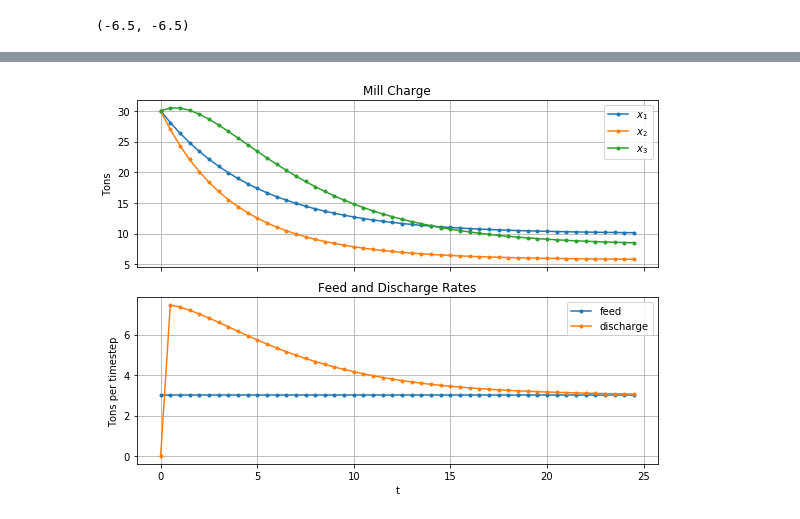
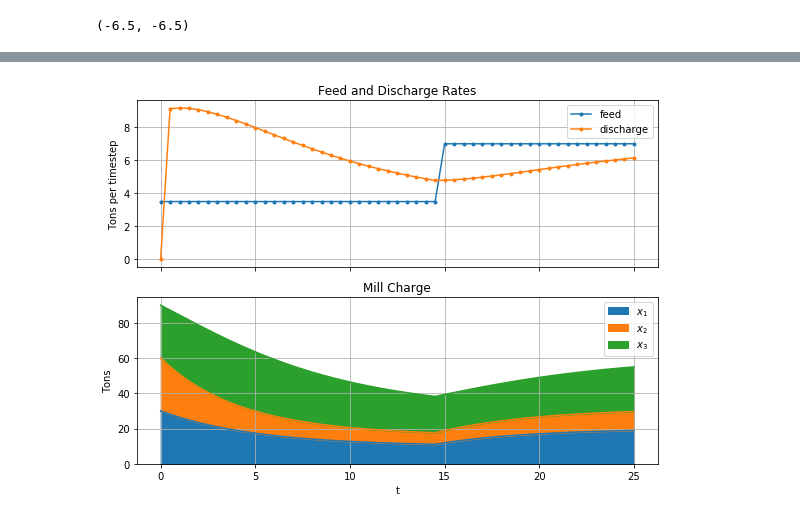
Before and after one commit to billtubbs/mech-575, a Jupyter notebook: code/python/project-grinding-dynamic-simulation-model.ipynb, the cells around one changed output, grey strips where cells are left out. Cells and saved outputs as stored; diff of their text form; code cells hidden in the pictures.

Commit message:
Discharge rates

```diff
--- a/code/python/project-grinding-dynamic-simulation-model.ipynb
+++ b/code/python/project-grinding-dynamic-simulation-model.ipynb
@@ -57,7 +57,7 @@ def solve(t, x0, dxdt, timestep_size, args, method='Radau'):
 # Calculation example with 3 size intervals
 
 # Feed rates
-feed = np.array([ 2,  1,  0])
+feed = np.array([ 2,  1,  0.5])
 
 # Discharge rate function
 d_max = 0.2  # Transport to grate
@@ -65,8 +65,9 @@ c = np.array([  0, 0.5, 1.0])  # Grate classification function
 d = d_max * c
 
 # Breakage rates
-r = np.array([0.2, 0.25, 0.1])
+r = np.array([0.2, 0.25, 0.0])
 
+assert r[-1] == 0.0  # r=0 for smallest size fraction
 assert all((r + d) <= 1)
 
 # Initial charge
@@ -149,18 +171,27 @@ print(dxdt_est, dxdt_true)
 # %%
-# Simulate over time
+# Number of timesteps
 nt = 50
 timestep_size = 0.5
 
-# Constant feedrate
-feed_rates = np.repeat(feed.reshape(1,-1), nt, axis=0)
+# Feedrate
+feed_rates = np.repeat(feed.reshape(1,-1), nt+1, axis=0)
+
+# Increase feedrate after 30 timesteps
+feed_rates[30:] = 2 * feed_rates[30:]
 
 # Initialize variables
-x = np.zeros((nt, n_sizes))
-discharge_rates = np.zeros((nt, n_sizes))
+x = np.zeros((nt+1, n_sizes))
+discharge_rates = np.zeros((nt+1, n_sizes))
 x[0] = x0
 
-t = np.arange(nt) * timestep_size
-for k in range(1, nt):
+t = np.arange(nt+1) * timestep_size
+for k in range(1, nt+1):
     feed = feed_rates[k]
     x[k, :] = solve(t[k], x[k-1], f_dxdt, timestep_size, args=[feed, r, b_matrix, d])
-    discharge_rates[k] = feed + x[k-1] - x[k]
+    discharge_rates[k] = d*x[k]
+# %%
+# Convert results to dataframe
+labels = [f'$x_{i+1}$' for i in range(n_sizes)]
+index = pd.Index(t, name='t')
+charge_weights = pd.DataFrame(x, columns=labels, index=index)
+charge_weights.round(2).head()
@@ -167,24 +206,23 @@ for k in range(1, nt):
 # %%
 fig, axes = plt.subplots(2, 1, figsize=(8,6), sharex=True)
 
 ax = axes[0]
-for i in range(3):
-    ax.plot(t, x[:,i], '.-', label=f'$x_{i+1}$')
-ax.set_title('Mill Charge')
-ax.set_ylabel('Tons')
-ax.grid()
-ax.legend()
-
-ax = axes[1]
 ax.plot(t, feed_rates.sum(axis=1), '.-', label='feed')
 ax.plot(t, discharge_rates.sum(axis=1), '.-', label='discharge')
 ax.set_title('Feed and Discharge Rates')
 ax.set_xlabel('t')
 ax.set_ylabel('Tons per timestep')
 ax.grid()
 ax.legend()
 
+ax = axes[1]
+charge_weights.plot.area(ax=ax, stacked=True)
+ax.set_title('Mill Charge')
+ax.set_ylabel('Tons')
+ax.grid()
+ax.legend()
+
 plt.tight_layout()
 plt.show()
 # %% [output]
-[figure, old version]
+[figure, new version]
```
Also changed, not shown: parts of 10 cells of this notebook.
